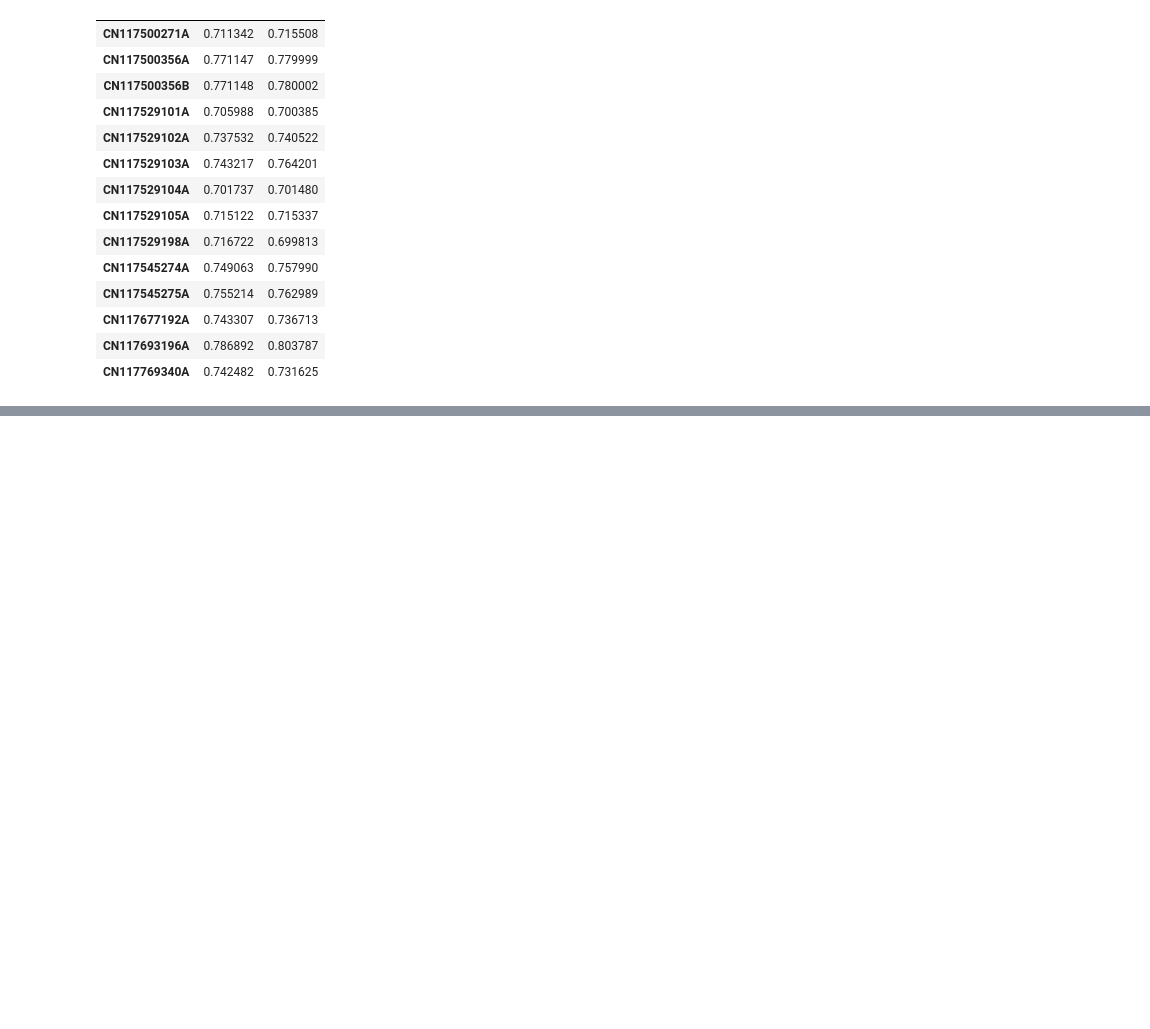
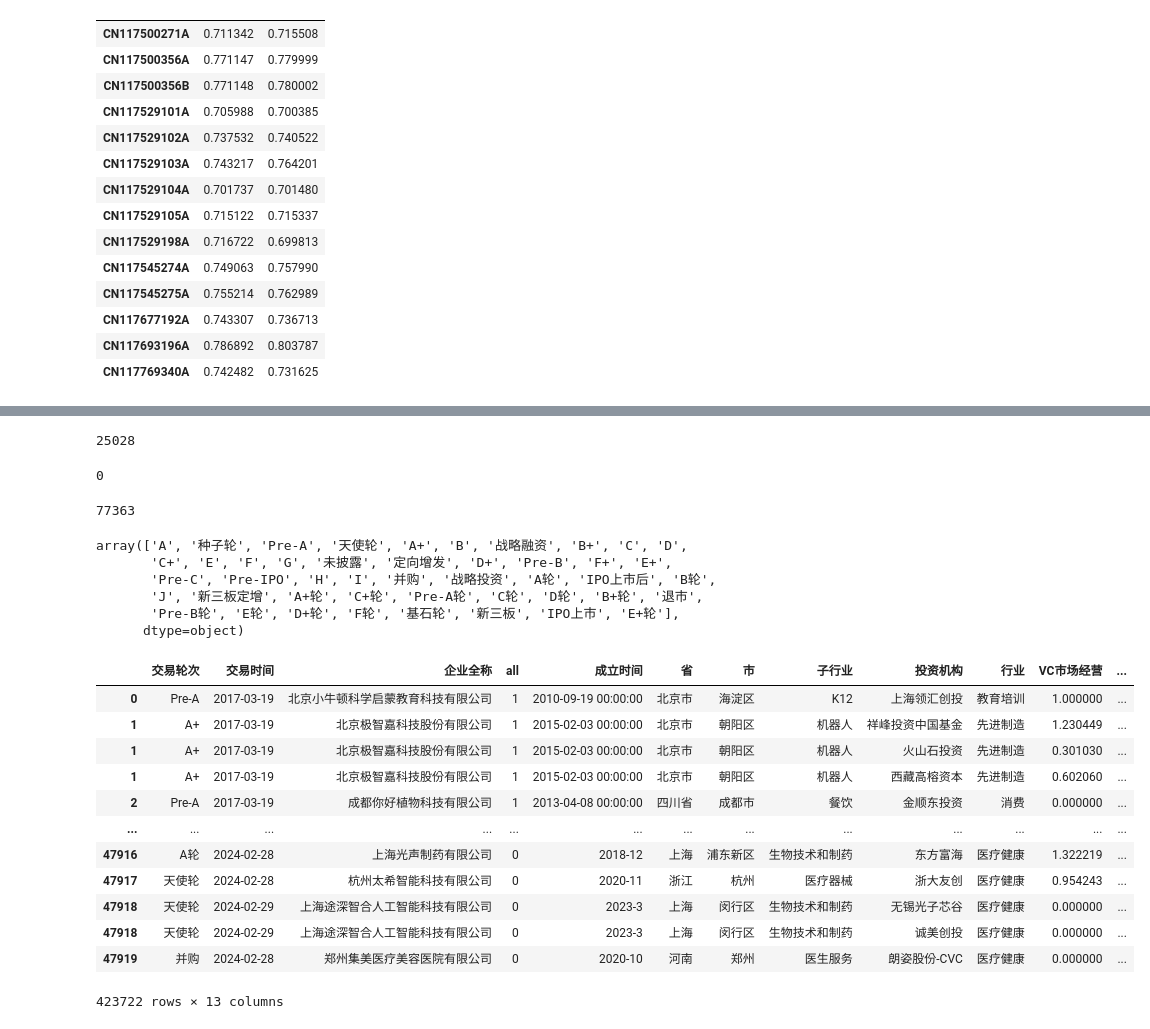
Before and after one commit to ideatechresearch/patent_invest, a Jupyter notebook: 制造业融资专利技术相似性 .ipynb, the cells around one changed output, grey strips where cells are left out. Cells and saved outputs as stored; diff of their text form; code cells hidden in the pictures; blank space fills up the shorter version.

```diff
--- a/制造业融资专利技术相似性 .ipynb
+++ b/制造业融资专利技术相似性 .ipynb
@@ -2451,0 +2902,42 @@ ipc_id_ct.to_excel('data\传统制造专利层面ipc_technet技术相似性_2.xl
+# %%
+invest_co['投资机构']=invest_co['投资方名称_A'].str.split(';').apply(lambda x: [i.strip() for i in x if i.strip()] if isinstance(x, list) else [])
+invest_co['投资机构'].explode().nunique()
+# %% [output]
+25028
+# %%
+len(set(invest_co['投资机构'].explode().dropna())-set(invest_vc['投资机构']))
+# %% [output]
+0
+# %%
+invest_vc=invest_vc_B.copy()
+invest_vc['投资机构'].nunique()
+# %% [output]
+77363
+# %%
+#invest_vc['投资次数']=invest_vc.groupby('投资机构')['交易时间'].cumcount().add(1)
+invest_vc['VC市场经营']=np.log10(invest_vc.groupby(['投资机构'])['交易时间'].transform(lambda x:(x-x.min()).dt.days)//365+1)
+# %%
+invest_vc['交易轮次'].unique()
+# %% [output]
+array(['A', '种子轮', 'Pre-A', '天使轮', 'A+', 'B', '战略融资', 'B+', 'C', 'D',
+       'C+', 'E', 'F', 'G', '未披露', '定向增发', 'D+', 'Pre-B', 'F+', 'E+',
+       'Pre-C', 'Pre-IPO', 'H', 'I', '并购', '战略投资', 'A轮', 'IPO上市后', 'B轮',
+       'J', '新三板定增', 'A+轮', 'C+轮', 'Pre-A轮', 'C轮', 'D轮', 'B+轮', '退市',
+       'Pre-B轮', 'E轮', 'D+轮', 'F轮', '基石轮', '新三板', 'IPO上市', 'E+轮'],
+      dtype=object)
+# %%
+invest_vc
+# %% [output]
+|  | 交易轮次 | 交易时间 | 企业全称 | all | 成立时间 | 省 | 市 | 子行业 | 投资机构 | 行业 | VC市场经营 | ... |
+| 0 | Pre-A | 2017-03-19 | 北京小牛顿科学启蒙教育科技有限公司 | 1 | 2010-09-19 00:00:00 | 北京市 | 海淀区 | K12 | 上海领汇创投 | 教育培训 | 1.000000 | ... |
+| 1 | A+ | 2017-03-19 | 北京极智嘉科技股份有限公司 | 1 | 2015-02-03 00:00:00 | 北京市 | 朝阳区 | 机器人 | 祥峰投资中国基金 | 先进制造 | 1.230449 | ... |
+| 1 | A+ | 2017-03-19 | 北京极智嘉科技股份有限公司 | 1 | 2015-02-03 00:00:00 | 北京市 | 朝阳区 | 机器人 | 火山石投资 | 先进制造 | 0.301030 | ... |
+| 1 | A+ | 2017-03-19 | 北京极智嘉科技股份有限公司 | 1 | 2015-02-03 00:00:00 | 北京市 | 朝阳区 | 机器人 | 西藏高榕资本 | 先进制造 | 0.602060 | ... |
+| 2 | Pre-A | 2017-03-19 | 成都你好植物科技有限公司 | 1 | 2013-04-08 00:00:00 | 四川省 | 成都市 | 餐饮 | 金顺东投资 | 消费 | 0.000000 | ... |
+| ... | ... | ... | ... | ... | ... | ... | ... | ... | ... | ... | ... | ... |
+| 47916 | A轮 | 2024-02-28 | 上海光声制药有限公司 | 0 | 2018-12 | 上海 | 浦东新区 | 生物技术和制药 | 东方富海 | 医疗健康 | 1.322219 | ... |
+| 47917 | 天使轮 | 2024-02-28 | 杭州太希智能科技有限公司 | 0 | 2020-11 | 浙江 | 杭州 | 医疗器械 | 浙大友创 | 医疗健康 | 0.954243 | ... |
+| 47918 | 天使轮 | 2024-02-29 | 上海途深智合人工智能科技有限公司 | 0 | 2023-3 | 上海 | 闵行区 | 生物技术和制药 | 无锡光子芯谷 | 医疗健康 | 0.000000 | ... |
+| 47918 | 天使轮 | 2024-02-29 | 上海途深智合人工智能科技有限公司 | 0 | 2023-3 | 上海 | 闵行区 | 生物技术和制药 | 诚美创投 | 医疗健康 | 0.000000 | ... |
+| 47919 | 并购 | 2024-02-28 | 郑州集美医疗美容医院有限公司 | 0 | 2020-10 | 河南 | 郑州 | 医生服务 | 朗姿股份-CVC | 医疗健康 | 0.000000 | ... |
+423722 rows × 13 columns
```
Also changed, not shown: parts of 94 cells of this notebook, 13 other files.
